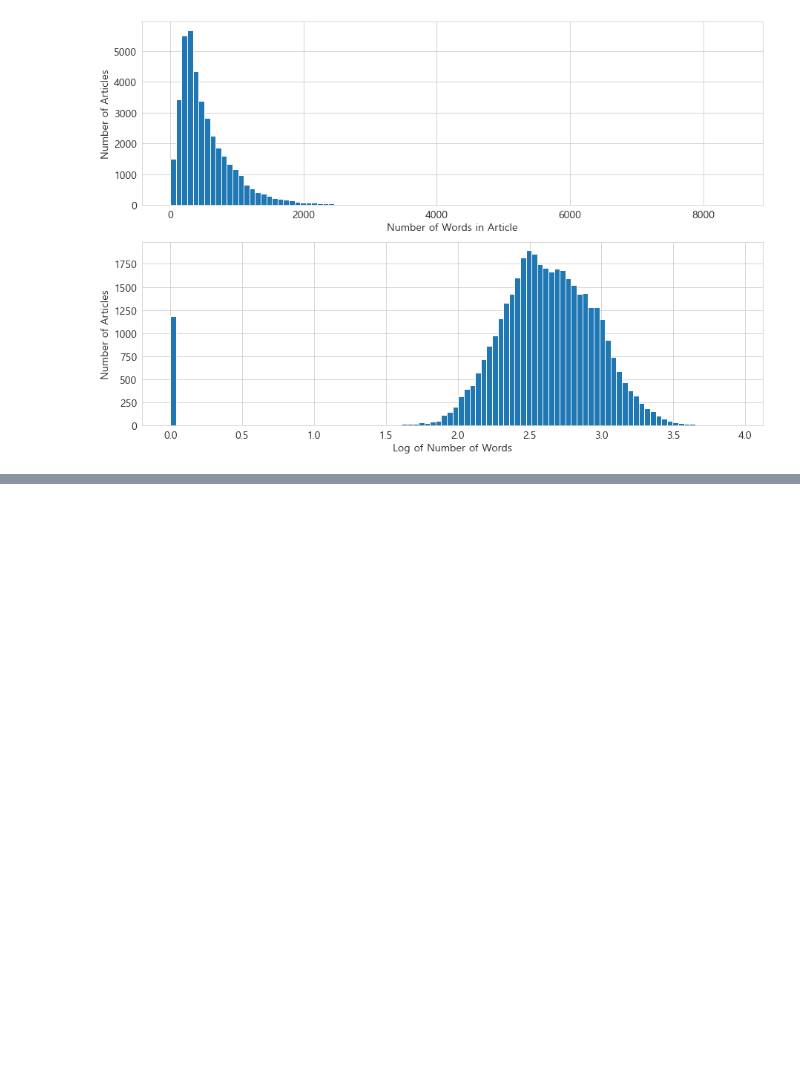
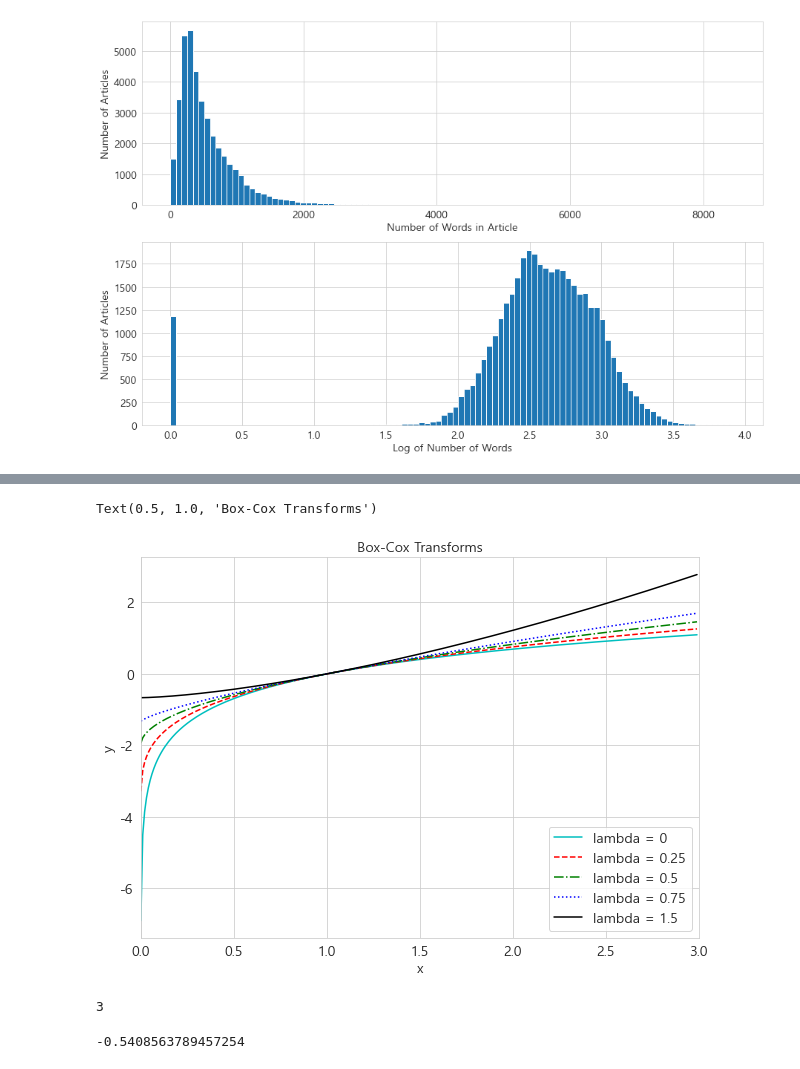
Before and after one commit to jajinmori1/TIL, a Jupyter notebook: Feature_Engineering/Chapter02_Fancy_Tricks_with_Simple_Numbers.ipynb, the cells around one changed output, grey strips where cells are left out. Saved outputs shown, nothing was run; the diff lists cells and outputs as text; code cells hidden in the pictures; blank space fills up the shorter version.

```diff
--- a/Feature_Engineering/Chapter02_Fancy_Tricks_with_Simple_Numbers.ipynb
+++ b/Feature_Engineering/Chapter02_Fancy_Tricks_with_Simple_Numbers.ipynb
@@ -170,0 +240,38 @@ Text(0, 0.5, 'Number of Articles')
+# %%
+x = np.arange(0.001, 3, 0.01)
+lambda0 = np.log(x)
+one_quarter = (x**0.25 - 1)/0.25
+square_root = (x**0.5 - 1)/0.5
+three_quarters = (x**0.75 - 1)/0.75
+one_point_five = (x**1.5 - 1)/1.5
+# %%
+# 그림 2-12
+fig, ax = plt.subplots(figsize=(10, 7))
+plt.plot(x, lambda0, 'c',
+         x, one_quarter, 'r--',
+         x, square_root, 'g-.',
+         x, three_quarters, 'b:',
+         x, one_point_five, 'k')
+plt.legend(['lambda = 0', 'lambda = 0.25', 'lambda = 0.5', 'lambda = 0.75', 'lambda = 1.5'],
+           loc='lower right',
+           prop={'size': 14})
+ax.tick_params(labelsize=14)
+ax.set_xlim([0.0,3.0])
+ax.set_xlabel('x', fontsize=14)
+ax.set_ylabel('y', fontsize=14)
+ax.set_title('Box-Cox Transforms', fontsize=14)
+# %% [output]
+Text(0.5, 1.0, 'Box-Cox Transforms')
+[figure, added]
+# %%
+from scipy import stats
+
+biz_df['review_count'].min()
+# %% [output]
+3
+# %%
+rc_log = stats.boxcox(biz_df['review_count'], lmbda=0)
+rc_bc, bc_params = stats.boxcox(biz_df['review_count'])
+bc_params
+# %% [output]
+-0.5408563789457254
```
Also changed, not shown: parts of 21 cells of this notebook.
